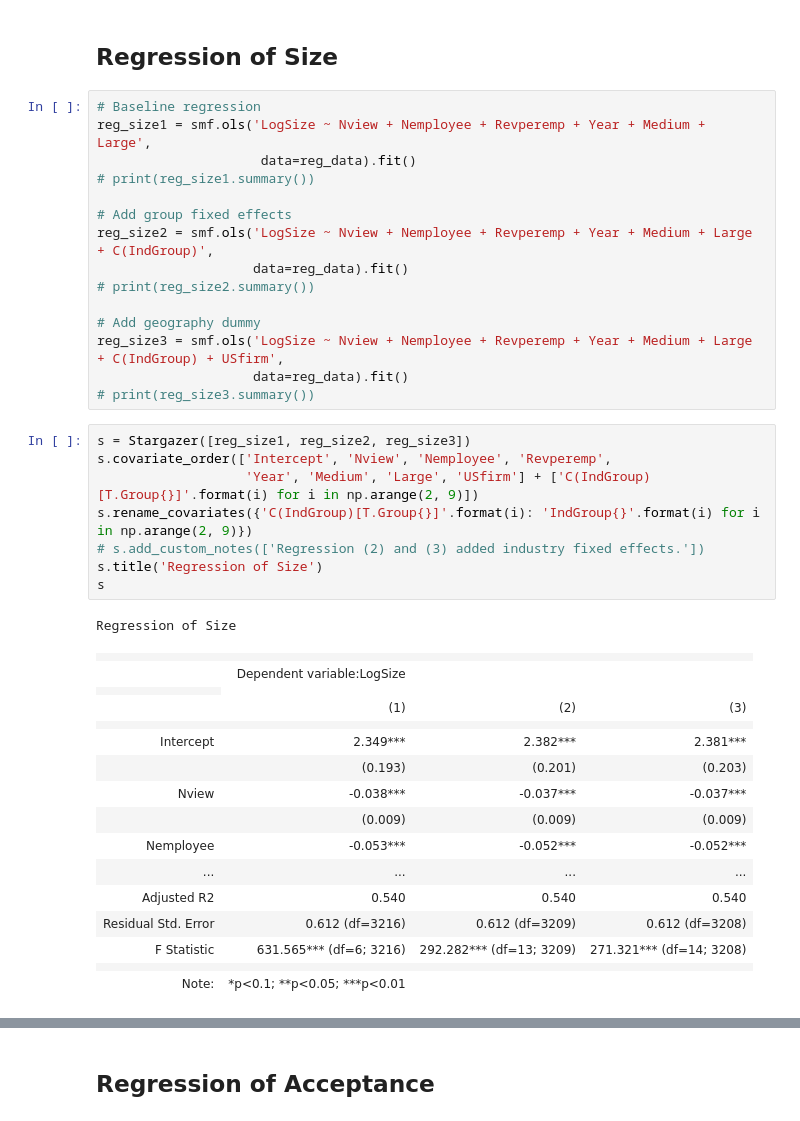
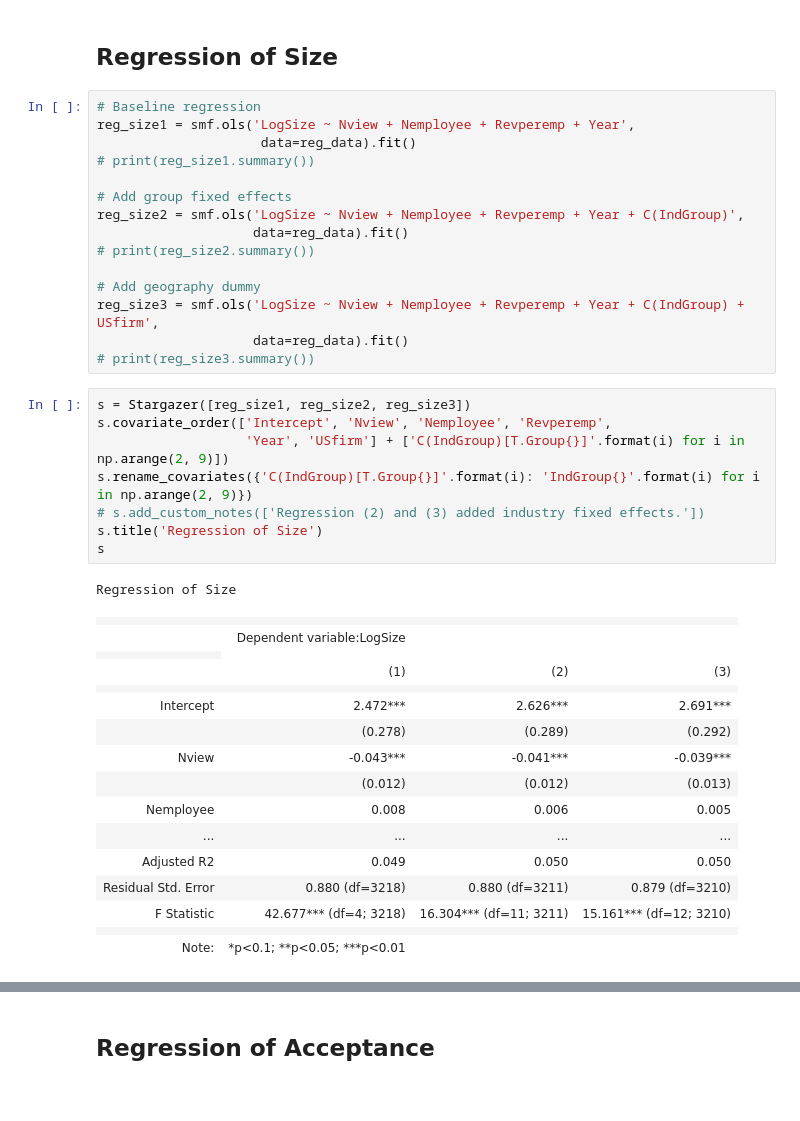
Before and after one commit to wanxii/nonlinear-pricing, a Jupyter notebook: regression.ipynb, the cells around one changed output, grey strips where cells are left out. Cells and saved outputs as stored; diff of their text form.

```diff
--- a/regression.ipynb
+++ b/regression.ipynb
@@ -703,43 +706,43 @@ sns.heatmap(reg_data[top_corr_features].corr(), annot=True, cmap="RdYlGn");
 ## Regression of Size
 # %%
 # Baseline regression
-reg_size1 = smf.ols('LogSize ~ Nview + Nemployee + Revperemp + Year + Medium + Large',
+reg_size1 = smf.ols('LogSize ~ Nview + Nemployee + Revperemp + Year',
                      data=reg_data).fit()
 # print(reg_size1.summary())
 
 # Add group fixed effects
-reg_size2 = smf.ols('LogSize ~ Nview + Nemployee + Revperemp + Year + Medium + Large + C(IndGroup)',
+reg_size2 = smf.ols('LogSize ~ Nview + Nemployee + Revperemp + Year + C(IndGroup)',
                     data=reg_data).fit()
 # print(reg_size2.summary())
 
 # Add geography dummy
-reg_size3 = smf.ols('LogSize ~ Nview + Nemployee + Revperemp + Year + Medium + Large + C(IndGroup) + USfirm',
+reg_size3 = smf.ols('LogSize ~ Nview + Nemployee + Revperemp + Year + C(IndGroup) + USfirm',
                     data=reg_data).fit()
 # print(reg_size3.summary())
 # %%
 s = Stargazer([reg_size1, reg_size2, reg_size3])
 s.covariate_order(['Intercept', 'Nview', 'Nemployee', 'Revperemp',
-                   'Year', 'Medium', 'Large', 'USfirm'] + ['C(IndGroup)[T.Group{}]'.format(i) for i in np.arange(2, 9)])
+                   'Year', 'USfirm'] + ['C(IndGroup)[T.Group{}]'.format(i) for i in np.arange(2, 9)])
 s.rename_covariates({'C(IndGroup)[T.Group{}]'.format(i): 'IndGroup{}'.format(i) for i in np.arange(2, 9)})
 # s.add_custom_notes(['Regression (2) and (3) added industry fixed effects.'])
 s.title('Regression of Size')
 s
 # %% [output]
 Regression of Size
 |  |  |  |  |
 |  | Dependent variable:LogSize |  |  |
 |  |
 |  | (1) | (2) | (3) |
 |  |  |  |  |
-| Intercept | 2.349*** | 2.382*** | 2.381*** |
-|  | (0.193) | (0.201) | (0.203) |
-| Nview | -0.038*** | -0.037*** | -0.037*** |
-|  | (0.009) | (0.009) | (0.009) |
-| Nemployee | -0.053*** | -0.052*** | -0.052*** |
+| Intercept | 2.472*** | 2.626*** | 2.691*** |
+|  | (0.278) | (0.289) | (0.292) |
+| Nview | -0.043*** | -0.041*** | -0.039*** |
+|  | (0.012) | (0.012) | (0.013) |
+| Nemployee | 0.008 | 0.006 | 0.005 |
 | ... | ... | ... | ... |
-| Adjusted R2 | 0.540 | 0.540 | 0.540 |
-| Residual Std. Error | 0.612 (df=3216) | 0.612 (df=3209) | 0.612 (df=3208) |
-| F Statistic | 631.565*** (df=6; 3216) | 292.282*** (df=13; 3209) | 271.321*** (df=14; 3208) |
+| Adjusted R2 | 0.049 | 0.050 | 0.050 |
+| Residual Std. Error | 0.880 (df=3218) | 0.880 (df=3211) | 0.879 (df=3210) |
+| F Statistic | 42.677*** (df=4; 3218) | 16.304*** (df=11; 3211) | 15.161*** (df=12; 3210) |
 |  |  |  |  |
 | Note: | *p<0.1; **p<0.05; ***p<0.01 |  |  |
 # %%
```
Also changed, not shown: parts of 6 cells of this notebook.
